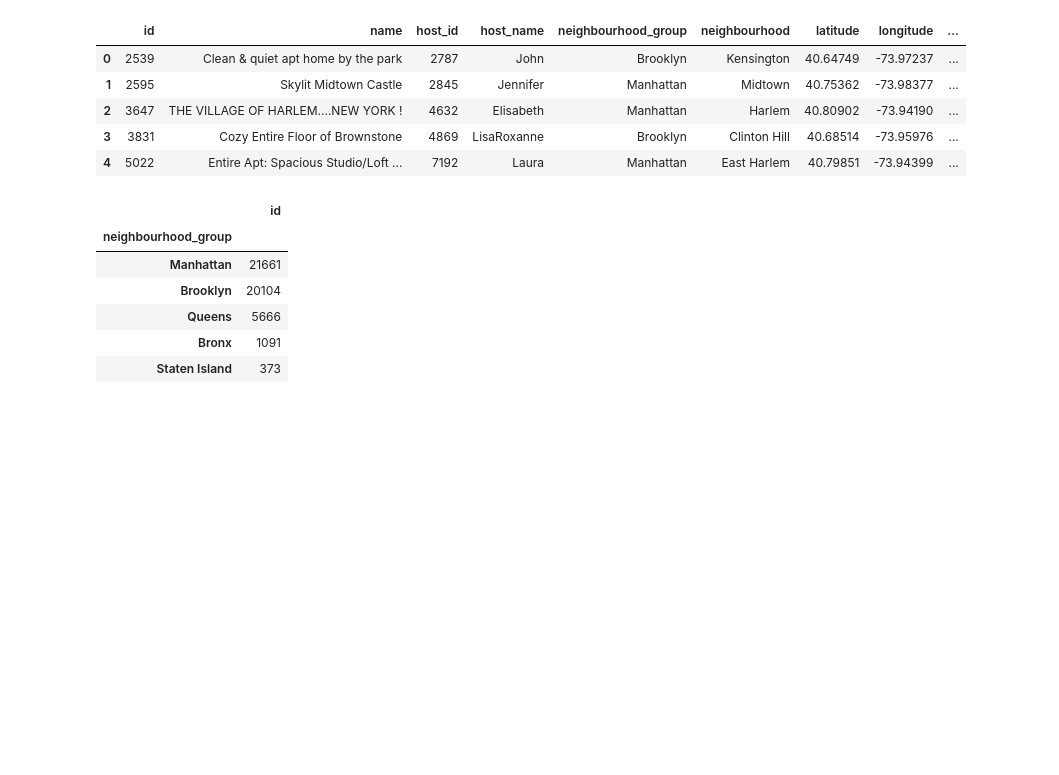
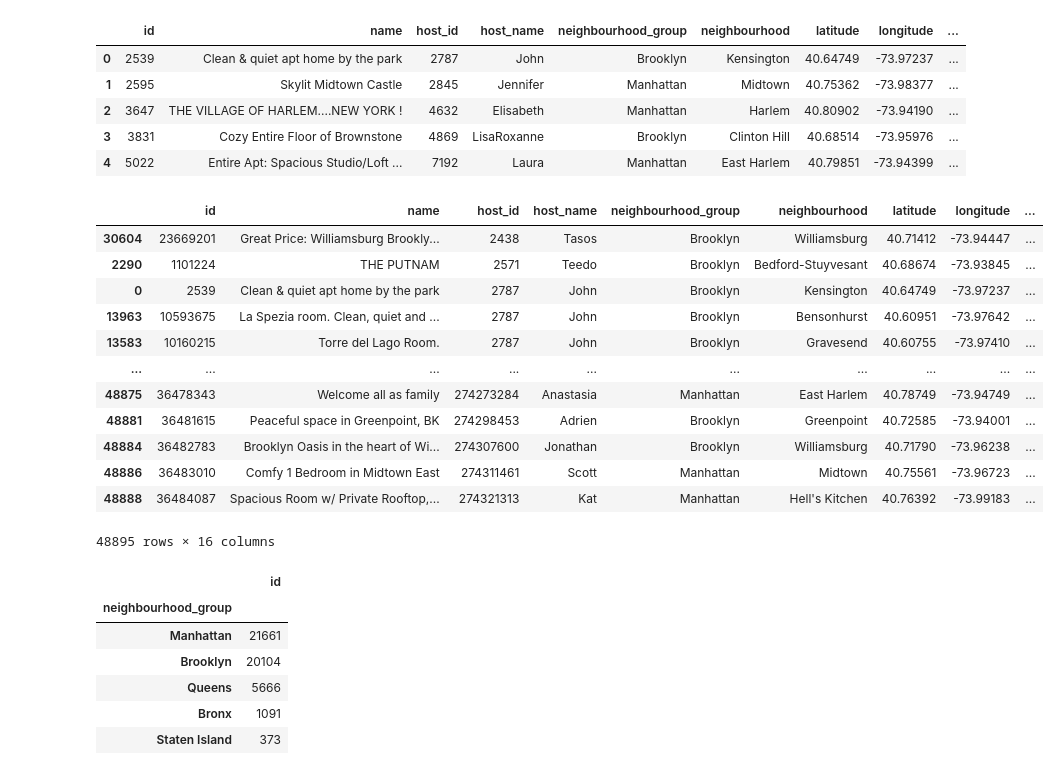
Before and after one commit to alebel94/Airbnb_Data_Project, a Jupyter notebook: AirBnB Case Study Project Jupyter notebook.ipynb, the cells around one changed output. Saved outputs shown, nothing was run; the diff lists cells and outputs as text; code cells hidden in the pictures; blank space fills up the shorter version.

```diff
--- a/AirBnB Case Study Project Jupyter notebook.ipynb
+++ b/AirBnB Case Study Project Jupyter notebook.ipynb
@@ -34,6 +34,23 @@ air_bnb.head()
 | 2 | 3647 | THE VILLAGE OF HARLEM....NEW YORK ! | 4632 | Elisabeth | Manhattan | Harlem | 40.80902 | -73.94190 | ... |
 | 3 | 3831 | Cozy Entire Floor of Brownstone | 4869 | LisaRoxanne | Brooklyn | Clinton Hill | 40.68514 | -73.95976 | ... |
 | 4 | 5022 | Entire Apt: Spacious Studio/Loft ... | 7192 | Laura | Manhattan | East Harlem | 40.79851 | -73.94399 | ... |
+# %%
+hosts = air_bnb.sort_values('host_id', ascending = True)
+hosts
+# %% [output]
+|  | id | name | host_id | host_name | neighbourhood_group | neighbourhood | latitude | longitude | ... |
+| 30604 | 23669201 | Great Price: Williamsburg Brookly... | 2438 | Tasos | Brooklyn | Williamsburg | 40.71412 | -73.94447 | ... |
+| 2290 | 1101224 | THE PUTNAM | 2571 | Teedo | Brooklyn | Bedford-Stuyvesant | 40.68674 | -73.93845 | ... |
+| 0 | 2539 | Clean & quiet apt home by the park | 2787 | John | Brooklyn | Kensington | 40.64749 | -73.97237 | ... |
+| 13963 | 10593675 | La Spezia room. Clean, quiet and ... | 2787 | John | Brooklyn | Bensonhurst | 40.60951 | -73.97642 | ... |
+| 13583 | 10160215 | Torre del Lago Room. | 2787 | John | Brooklyn | Gravesend | 40.60755 | -73.97410 | ... |
+| ... | ... | ... | ... | ... | ... | ... | ... | ... | ... |
+| 48875 | 36478343 | Welcome all as family | 274273284 | Anastasia | Manhattan | East Harlem | 40.78749 | -73.94749 | ... |
+| 48881 | 36481615 | Peaceful space in Greenpoint, BK | 274298453 | Adrien | Brooklyn | Greenpoint | 40.72585 | -73.94001 | ... |
+| 48884 | 36482783 | Brooklyn Oasis in the heart of Wi... | 274307600 | Jonathan | Brooklyn | Williamsburg | 40.71790 | -73.96238 | ... |
+| 48886 | 36483010 | Comfy 1 Bedroom in Midtown East | 274311461 | Scott | Manhattan | Midtown | 40.75561 | -73.96723 | ... |
+| 48888 | 36484087 | Spacious Room w/ Private Rooftop,... | 274321313 | Kat | Manhattan | Hell's Kitchen | 40.76392 | -73.99183 | ... |
+48895 rows × 16 columns
 # %%
 # How many neighborhood groups are available and which shows up the most?
 
```
Also changed, not shown: parts of 9 cells of this notebook.
